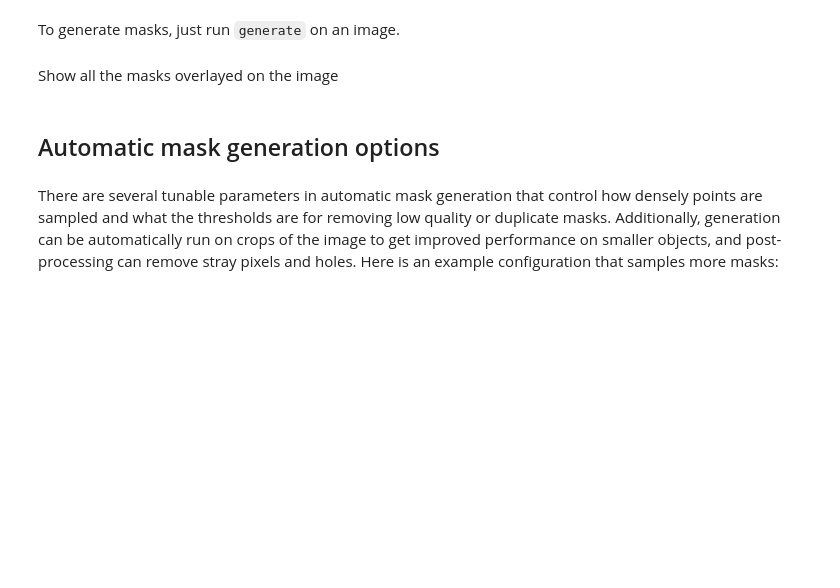
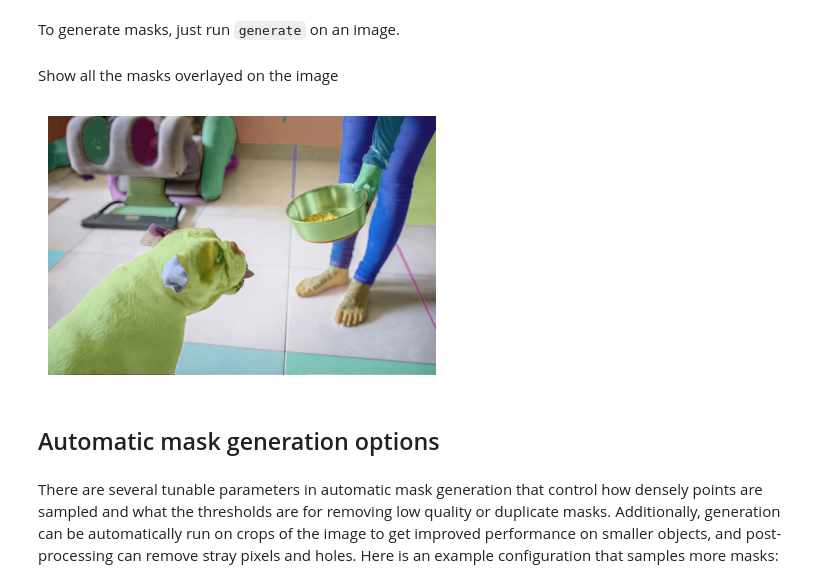
Before and after one commit to sergiogmad/Tinkering_SAM, a Jupyter notebook: tinkering-with-sam.ipynb, the cells around one changed output. Drawn from its saved outputs; the diff is of its cells as text; code cells hidden in the pictures; blank space fills up the shorter version.

```diff
--- a/tinkering-with-sam.ipynb
+++ b/tinkering-with-sam.ipynb
@@ -83,6 +99,4 @@ To run automatic mask generation, provide a SAM model to the `SamAutomaticMaskGe
 # %%
-# import sys
-sys.path.append("..")
 from segment_anything import sam_model_registry, SamAutomaticMaskGenerator, SamPredictor
 
 sam_checkpoint = sam_model_path
@@ -93,7 +107,7 @@ device = "cuda"
 sam = sam_model_registry[model_type](checkpoint=sam_checkpoint)
 sam.to(device=device);
 
-# mask_generator = SamAutomaticMaskGenerator(sam)
+mask_generator = SamAutomaticMaskGenerator(sam)
 # %% [markdown]
 To generate masks, just run `generate` on an image.
 # %%
@@ -101,11 +115,13 @@ To generate masks, just run `generate` on an image.
 # %% [markdown]
 Show all the masks overlayed on the image
 # %%
-# plt.figure(figsize=(5,5))
-# plt.imshow(image)
-# show_anns(masks)
-# plt.axis('off')
-# plt.show()
+plt.figure(figsize=(5,5))
+plt.imshow(image)
+show_anns(masks)
+plt.axis('off')
+plt.show()
+# %% [output]
+[figure, added]
 # %% [markdown]
 ## Automatic mask generation options
 # %% [markdown]
```
Also changed, not shown: parts of 31 cells of this notebook.
